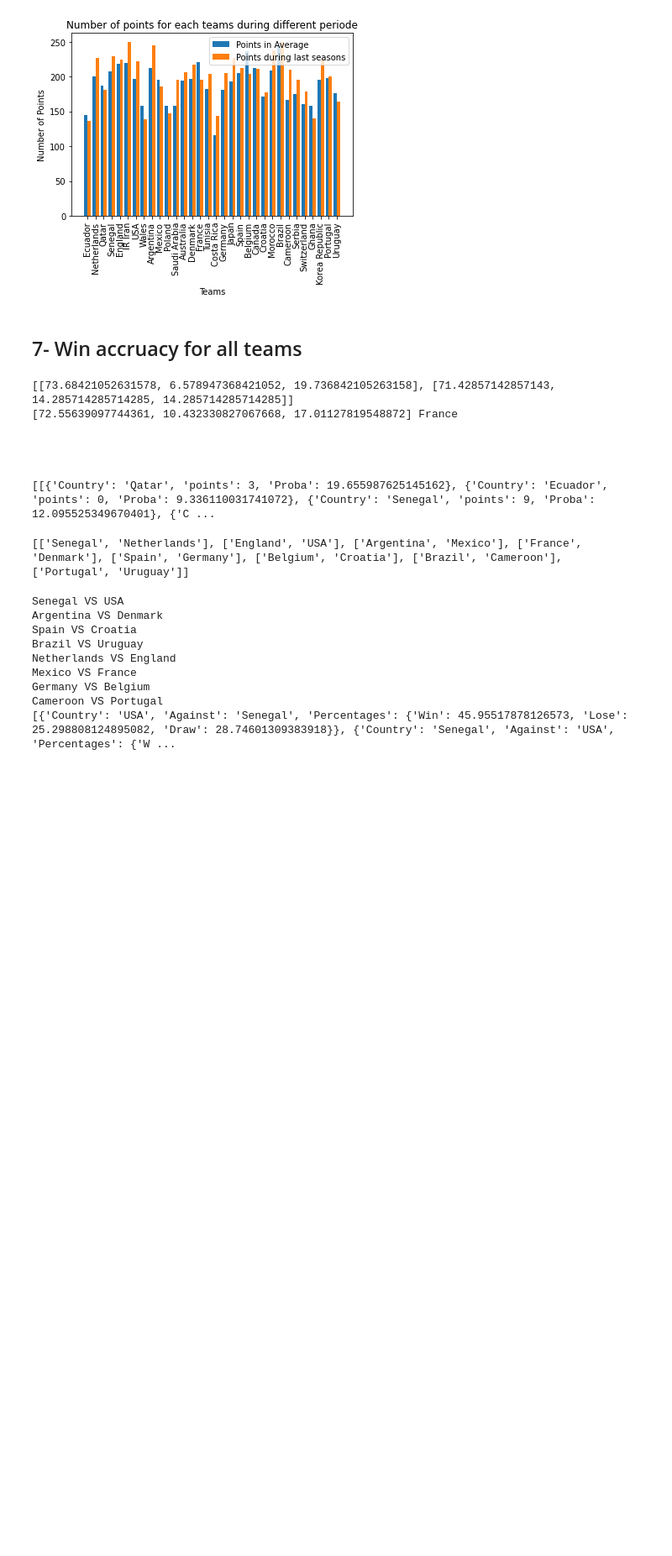
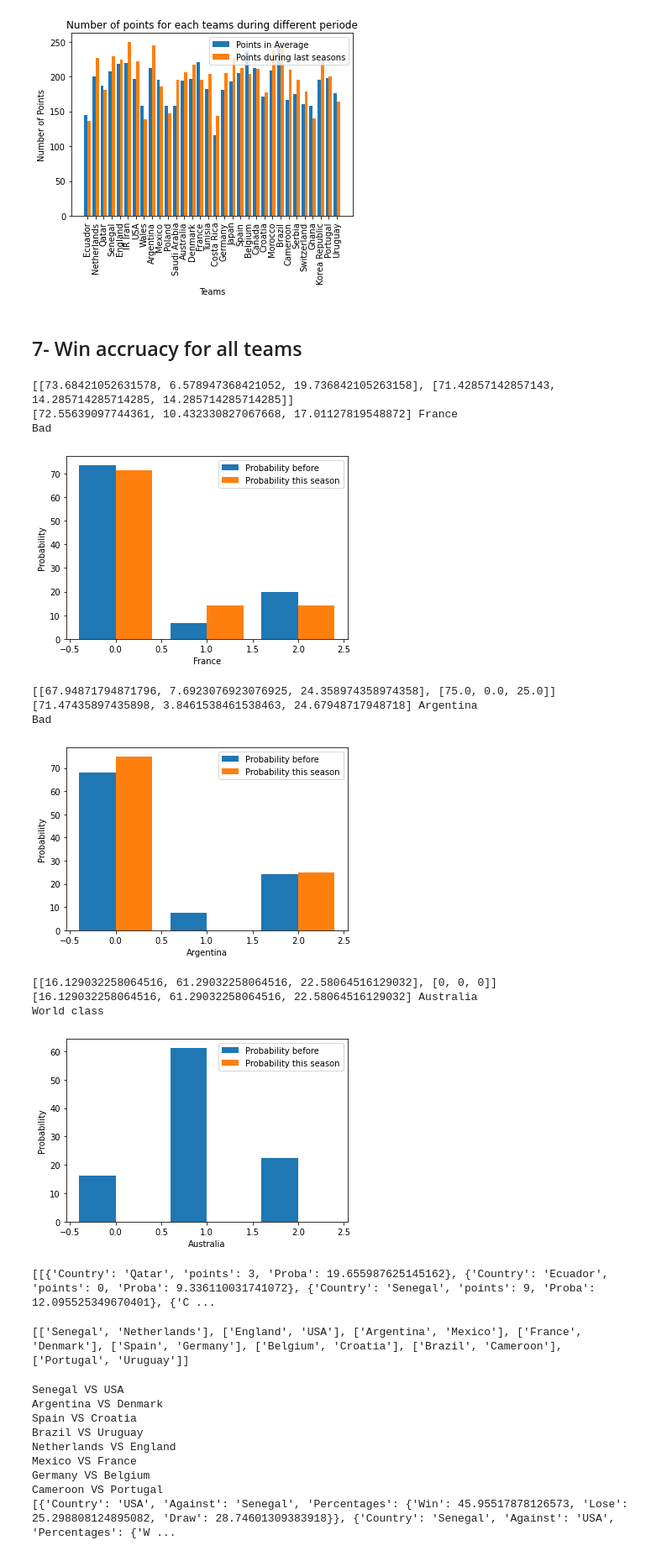
Before and after one commit to zainmirza24/FIFA-World-Cup-Team-Analytics, a Jupyter notebook: Robert_folder/src/facts.ipynb, the cells around one changed output. Shown at 84% size. Drawn from its saved outputs; the diff is of its cells as text; code cells hidden in the pictures; blank space fills up the shorter version.

Commit message:
graphs

```diff
--- a/Robert_folder/src/facts.ipynb
+++ b/Robert_folder/src/facts.ipynb
@@ -594,9 +594,29 @@ def proba(country1, country2):
     copy1, copy2 = against(s, s2, country1, country2)
     return stat1, copy1, country1, stat2, copy2, country2
 
-stat1, copy1, country1, stat2, copy2, country2 = proba('France', 'Australia')
-print(stat1)
-print(copy1, country1)
+
+def test(country11, country22):
+    stat1, copy1, country1, stat2, copy2, country2 = proba(country11, country22)
+    print(stat1)
+    print(copy1, country1)
+
+    X_axis = np.arange(3)
+    A = [stat1[0][0], stat1[0][1], stat1[0][2]]
+    N = [stat1[1][0], stat1[1][1], stat1[1][2]]
+
+    plt.bar(X_axis - 0.2, A, 0.4, label = 'Probability before')
+    plt.bar(X_axis + 0.2, N, 0.4, label = 'Probability this season')
+
+    print(what_rank(country22))
+    plt.xlabel(country11)
+    plt.ylabel("Probability")
+#    plt.title(str(country11), "against", str(what_rank(country22)))
+    plt.legend()
+    plt.show()
+
+test("France", "Australia")
+test("Argentina", "Australia")
+test("Australia", "France")
 #print(dic)
 print('\n\n\n')
 
@@ -648,38 +668,44 @@ def Prono(GG):
             against = list(group)
             against.remove(c)
 #    print(against)
             for idx33, poin in enumerate(pt):
                 win = 0
                 for idx, p in enumerate(poin):
                     w = 1
                     for idx2, pp in enumerate(p):
 #                print(idx, idx2, c, pp, against[idx2], end=' ')
                         for d in dic:
                             if d['Country'] == c and d['Against'] == against[idx2]:
 #                        print(d['Percentages'][pp])
                                 w *= (d['Percentages'][pp])/100
                     win += w
                     if w*100 > m_l['Proba']:
                         m_l = {'Country': c, 'points': point_nb[idx33], 'Proba': w*100}
 #            print(w*100)
                 win *= 100
 #        print(m_l)
 #        print(c, win, point_nb[idx33])
             most_likely.append(m_l)
         overall_p.append(most_likely)
     print(overall_p)
     return overall_p
 
 
 overall_p = Prono(GROUP)
 # %% [output]
 [[73.68421052631578, 6.578947368421052, 19.736842105263158], [71.42857142857143, 14.285714285714285, 14.285714285714285]]
 [72.55639097744361, 10.432330827067668, 17.01127819548872] France
-
-
-
-
-[[{'Country': 'Qatar', 'points': 3, 'Proba': 19.655987625145162}, {'Country': 'Ecuador', 'points': 0, 'Proba': 9.336110031741072}, {'Country': 'Senegal', 'points': 9, 'Proba': 12.095525349670401}, {'C ...
+Bad
+[figure, added]
+[[67.94871794871796, 7.6923076923076925, 24.358974358974358], [75.0, 0.0, 25.0]]
+[71.47435897435898, 3.8461538461538463, 24.67948717948718] Argentina
+Bad
+[figure, added]
+[[16.129032258064516, 61.29032258064516, 22.58064516129032], [0, 0, 0]]
+[16.129032258064516, 61.29032258064516, 22.58064516129032] Australia
+World class
+[figure, added]
+[[{'Country': 'Qatar', 'points': 3, 'Proba': 19.655987625145162}, {'Country': 'Ecuador', 'points': 0, 'Proba': 9.336110031741072}, {'Country': 'Senegal', 'points': 9, 'Proba': 12.095525349670401}, {'C ...
 # %%
 name_group = ['A', 'B', 'C', 'D', 'E', 'F', 'G', 'H']
 points = []
```
Also changed, not shown: 1 other file.
